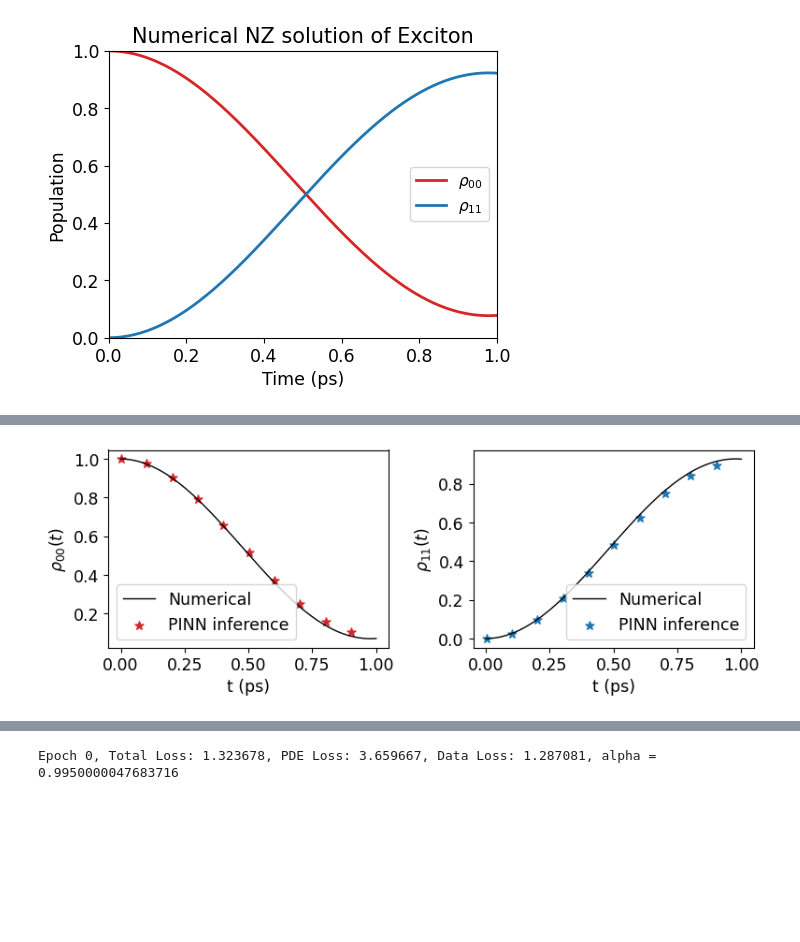
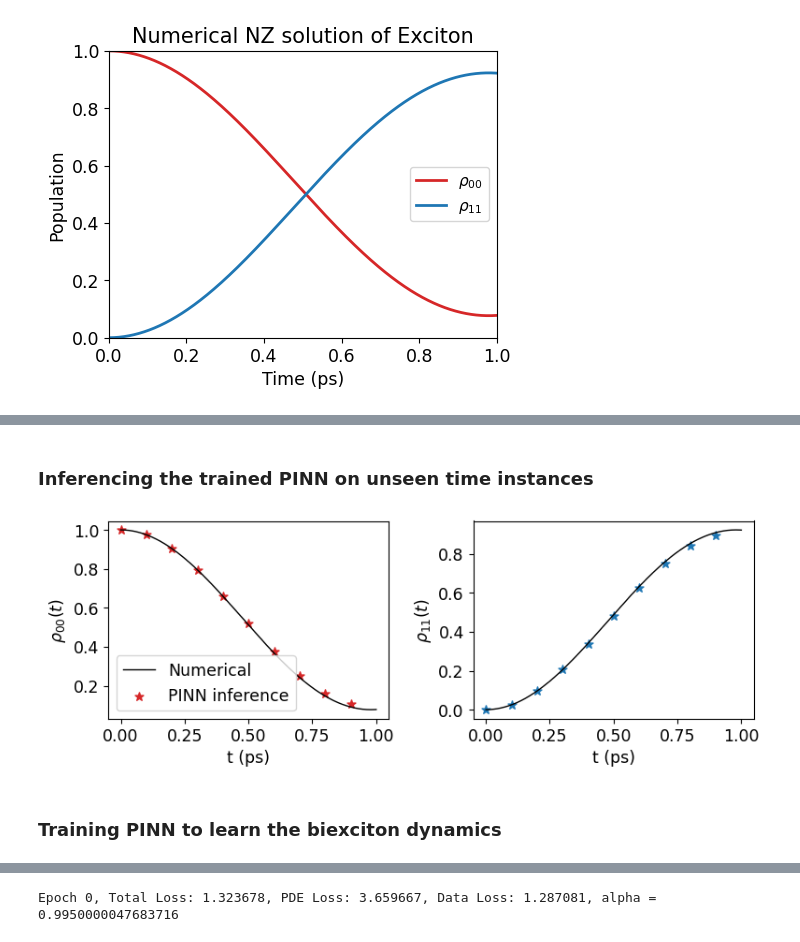
Before and after one commit to Sutirtha-github/pinn_nz, a Jupyter notebook: notebook.ipynb, the cells around one changed output, grey strips where cells are left out. Drawn from its saved outputs; the diff is of its cells as text; code cells hidden in the pictures; blank space fills up the shorter version.

Commit message:
Added headings/comments, plot inference

```diff
--- a/notebook.ipynb
+++ b/notebook.ipynb
@@ -60,41 +69,21 @@ Epoch: 599  |  Loss = 8.96256e-06  |  RMSE = tensor([0.4741, 0.4741], dtype=torc
 ... (3 outputs left out)
+# %% [markdown]
+### Inferencing the trained PINN on unseen time instances
 # %%
 t_test = []
-for i in range(0,len(times)-25,25):
+for i in range(0,len(times)-100,100):
     t_test.append((times[i]+times[i+1])/2)
 
 t_test = torch.tensor(t_test, dtype=torch.float).view(-1,1)
 
 with torch.no_grad():
     results = ex_model(t_test)
 
-import matplotlib.pyplot as plt
-
-plt.rcParams['font.size'] = 12.5
-
-fig, axes = plt.subplots(1,2, figsize=(8,3))
-
-axes[0].plot(times, rho_diag[:,0], label="Numerical", color="black", linewidth=1)
-axes[0].scatter(t_test, results[:, 0], label="PINN inference", color="tab:red", marker='*', s=45)
-axes[0].set_xlabel("t (ps)")
-axes[0].set_ylabel(r"$\rho_{00} (t)$")
-#axes[0].set_ylim(0,1)
-#axes[0].set_xlim(0,0.1)
-axes[0].legend(loc='lower left')
-
-axes[1].plot(times, rho_diag[:,1], label="Numerical", color="black", linewidth=1)
-axes[1].scatter(t_test, 1-results[:, 0], label="PINN inference", color="tab:blue", marker='*', s=45)
-axes[1].set_xlabel("t (ps)")
-axes[1].set_ylabel(r"$\rho_{11} (t)$")
-#axes[1].set_ylim(0,1)
-#axes[1].set_xlim(0,0.1)
-#axes[1].set_title(f"Epoch: {i},  loss = {round(loss.item(), 6)}")
-axes[1].legend()
-
-plt.tight_layout()
-plt.show()
+plot_test(times, rho_diag, t_test, results)
 # %% [output]
-[figure, old version]
+[figure, new version]
+# %% [markdown]
+### Training PINN to learn the biexciton dynamics
 # %%
 # Diagonalize the numerically solved density matrices
 rho_diag = torch.stack([torch.real(torch.diag(rho)) for rho in rhos])
```
Also changed, not shown: parts of 13 cells of this notebook, 1 other file.
